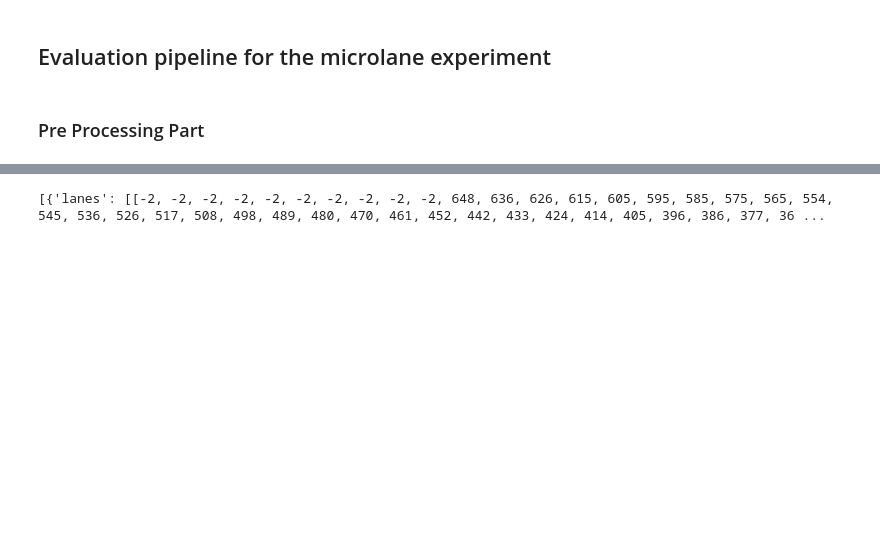
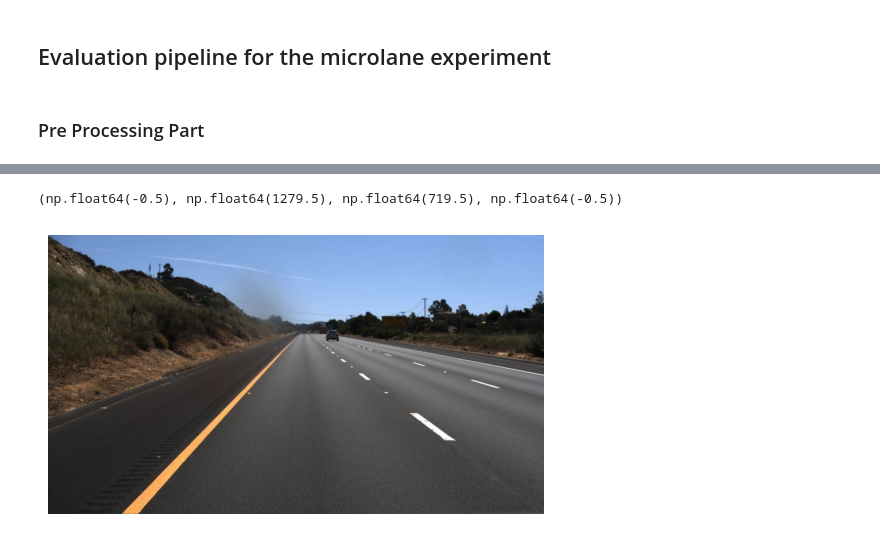
Before and after one commit to SuyogPrasai/microlane, a Jupyter notebook: evaluate.ipynb, the cells around one changed output, grey strips where cells are left out. Saved outputs shown, nothing was run; the diff lists cells and outputs as text; code cells hidden in the pictures; blank space fills up the shorter version.

Commit message:
completed the formatter

```diff
--- a/evaluate.ipynb
+++ b/evaluate.ipynb
@@ -35,12 +37,20 @@ with open("configs/config.yaml", "r") as file:
 # First initialise the dataset
 # Then load the dataset
 dataset = TuSimple(
-        dimensions=config['models']['lanenet2']['img_size'],
-        path=config['data']['datasets']['tusimple']['path'],
+        folder_path=config['data']['datasets']['tusimple']['path'],
         annotation_file_path=config['data']['datasets']['tusimple']['annotation_file']
     )
 
 data = dataset.load()
 
-# Then format the dataset
-# Then run inferences
+data = dataset.load_images(data)
+# %%
+# Print some basic information of our data
+
+print(f"Total items: {len(data)}\n")
+
+item = data[0]
+print(f"Image Path   : {item.image_path}")
+print(f"Lanes        : {item.lanes}")
+print(f"Annotation   : {item.raw_annotation}")
+print(type(item.image))
@@ -47,4 +64,18 @@ data = dataset.load()
+# %%
+# Print Image as well
+if item.image is None:
+    raise ValueError("Image not found or failed to load")
+
+plt.imshow(item.image)
+plt.axis('off')  # hide axes
+# %% [output]
+(np.float64(-0.5), np.float64(1279.5), np.float64(719.5), np.float64(-0.5))
+[figure, added]
 # %%
-print(data[:2])
+# Then format the dataset
+
+formatter = LaneNet2Formatter(
+    target_size=config['models']['lanenet2']['img_size']
+)
+
+formatted_data = formatter.batch_format(data)
-# %% [output]
-[{'lanes': [[-2, -2, -2, -2, -2, -2, -2, -2, -2, -2, 648, 636, 626, 615, 605, 595, 585, 575, 565, 554, 545, 536, 526, 517, 508, 498, 489, 480, 470, 461, 452, 442, 433, 424, 414, 405, 396, 386, 377, 36 ...
```
Also changed, not shown: parts of 3 cells of this notebook, 6 other files.
